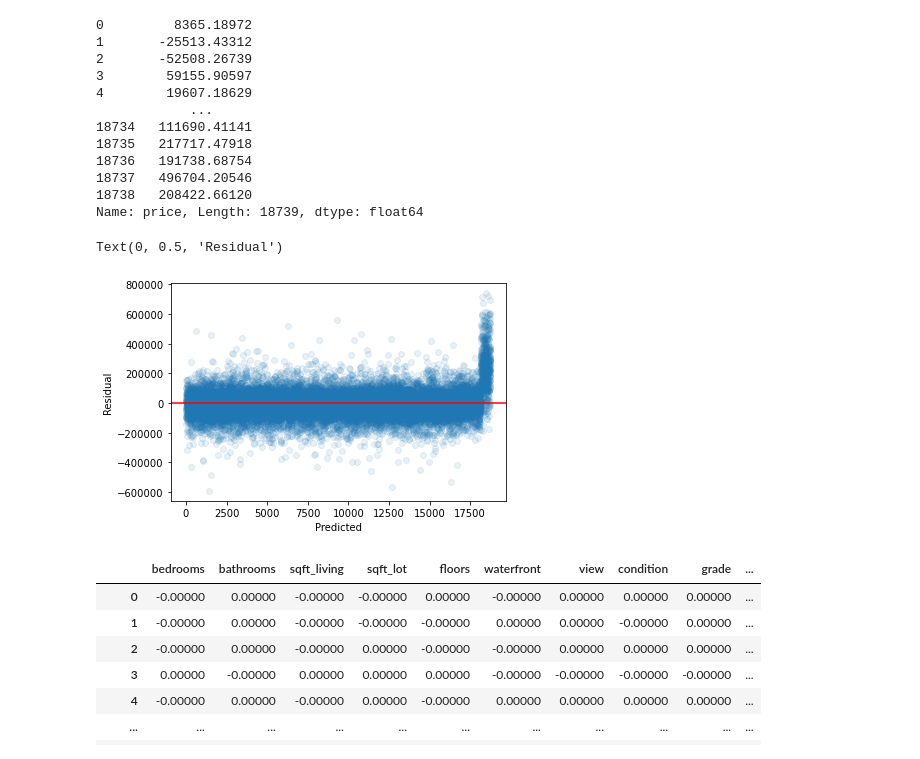
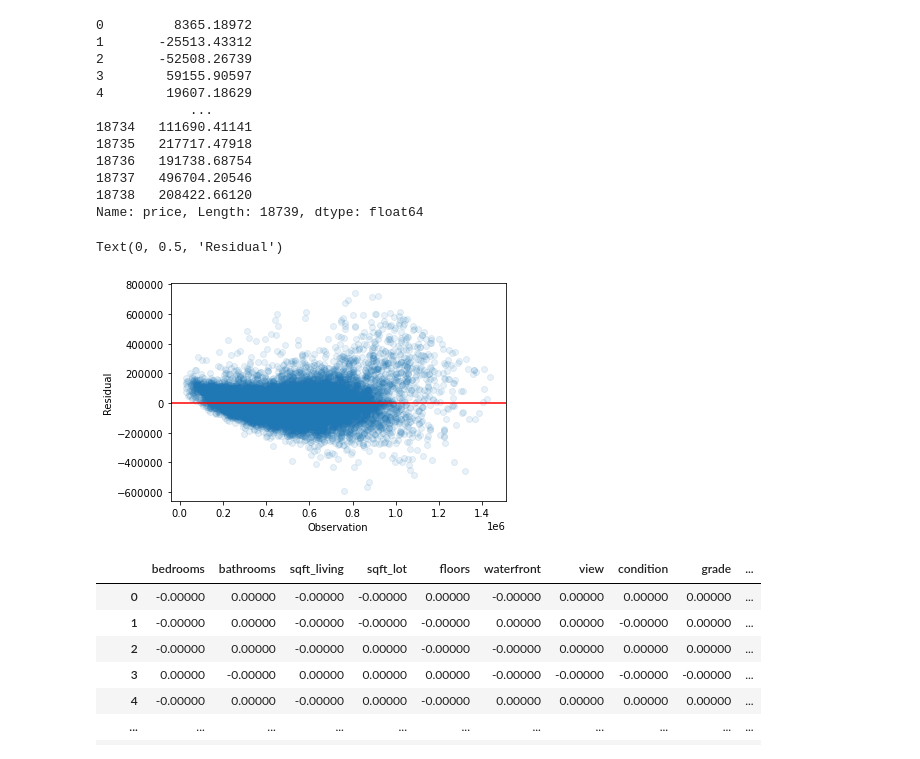
Before and after one commit to kuninethan95/dsc-phase-2-project, a Jupyter notebook: OSEMN 2.ipynb, the cells around one changed output. Cells and saved outputs as stored; diff of their text form; code cells hidden in the pictures.

```diff
--- a/OSEMN 2.ipynb
+++ b/OSEMN 2.ipynb
@@ -1821,13 +1821,13 @@ resid
 18738   208422.66120
 Name: price, Length: 18739, dtype: float64
 # %%
-plt.scatter(x=range(y_hat.shape[0]),y=resid, alpha=0.1)
+plt.scatter(x=y_hat,y=resid, alpha=0.1)
 plt.axhline(0, color='red')
-plt.xlabel('Predicted')
+plt.xlabel('Observation')
 plt.ylabel('Residual')
 # %% [output]
 Text(0, 0.5, 'Residual')
-[figure, old version]
+[figure, new version]
 # %%
 resid
 # %% [output]
```
Also changed, not shown: parts of 3 cells of this notebook.
